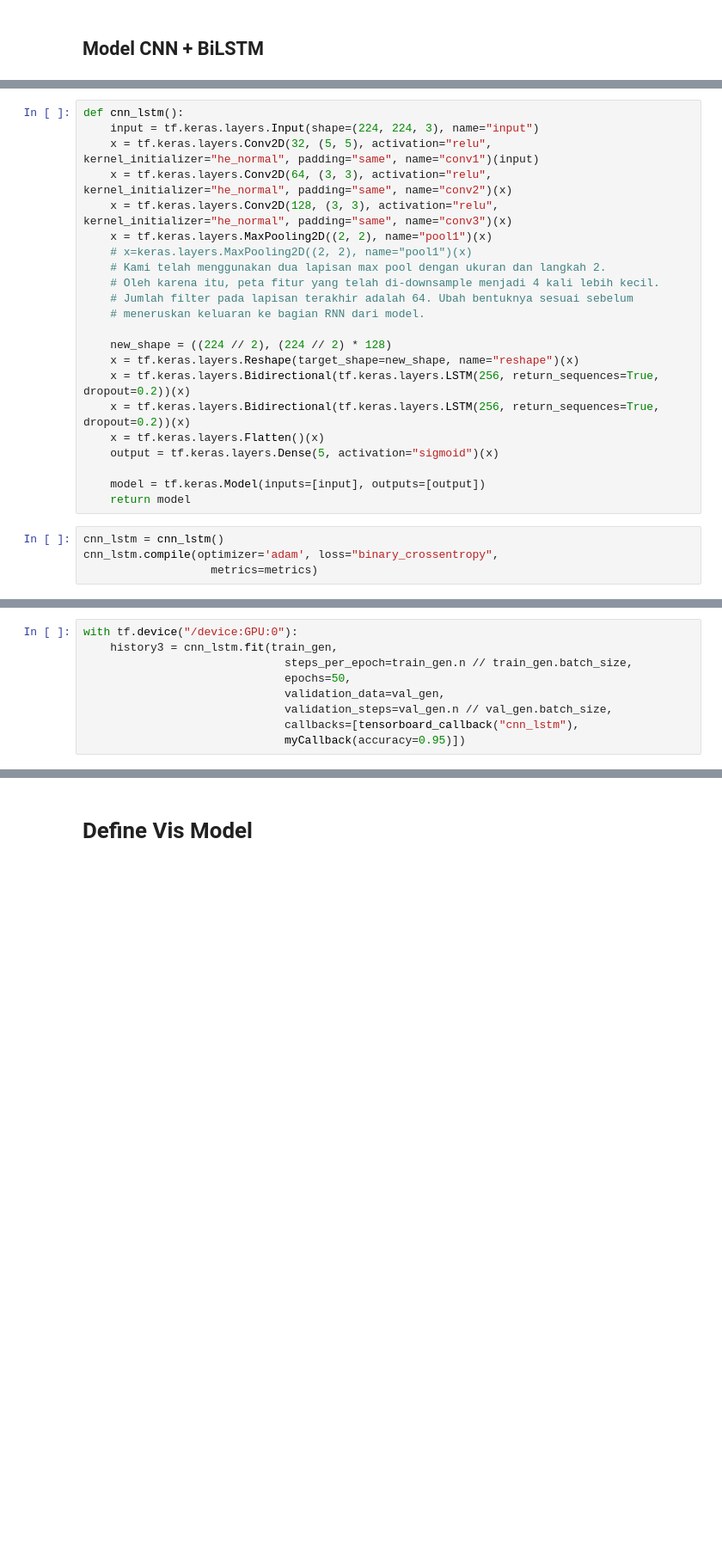
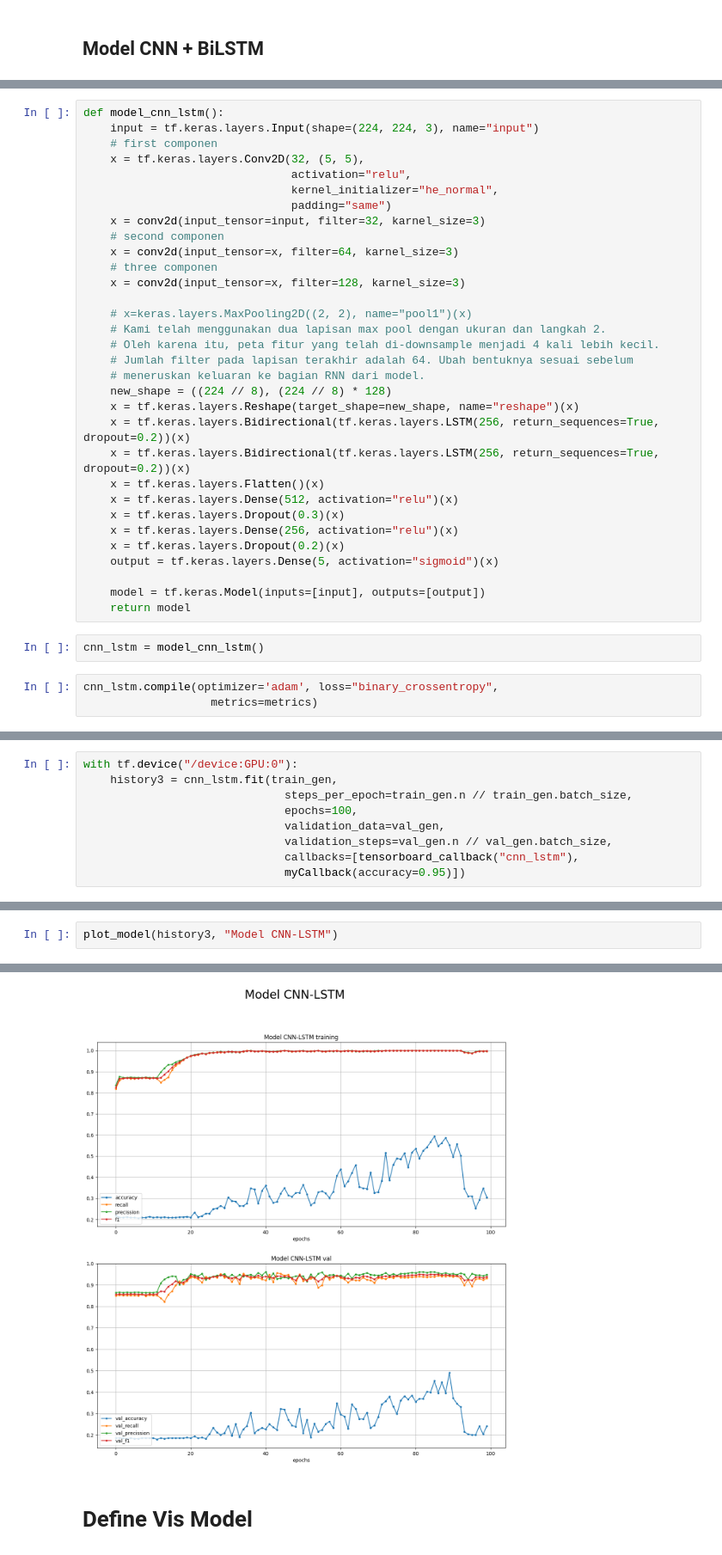
Before and after one commit to AcqmalFadhilla/Multilabel-Dataset-Tedong, a Jupyter notebook: multilabel.ipynb, the cells around one changed output, grey strips where cells are left out. Shown at 86% size. Saved outputs shown, nothing was run; the diff lists cells and outputs as text; blank space fills up the shorter version.

```diff
--- a/multilabel.ipynb
+++ b/multilabel.ipynb
@@ -368,26 +424,37 @@ model_common.evaluate(test_gen)
 # %%
-def cnn_lstm():
+def model_cnn_lstm():
     input = tf.keras.layers.Input(shape=(224, 224, 3), name="input")
-    x = tf.keras.layers.Conv2D(32, (5, 5), activation="relu", kernel_initializer="he_normal", padding="same", name="conv1")(input)
-    x = tf.keras.layers.Conv2D(64, (3, 3), activation="relu", kernel_initializer="he_normal", padding="same", name="conv2")(x)
-    x = tf.keras.layers.Conv2D(128, (3, 3), activation="relu", kernel_initializer="he_normal", padding="same", name="conv3")(x)
-    x = tf.keras.layers.MaxPooling2D((2, 2), name="pool1")(x)
+    # first componen
+    x = tf.keras.layers.Conv2D(32, (5, 5),
+                               activation="relu",
+                               kernel_initializer="he_normal",
+                               padding="same")
+    x = conv2d(input_tensor=input, filter=32, karnel_size=3)
+    # second componen
+    x = conv2d(input_tensor=x, filter=64, karnel_size=3)
+    # three componen
+    x = conv2d(input_tensor=x, filter=128, karnel_size=3)
+
     # x=keras.layers.MaxPooling2D((2, 2), name="pool1")(x)
     # Kami telah menggunakan dua lapisan max pool dengan ukuran dan langkah 2.
     # Oleh karena itu, peta fitur yang telah di-downsample menjadi 4 kali lebih kecil.
     # Jumlah filter pada lapisan terakhir adalah 64. Ubah bentuknya sesuai sebelum
     # meneruskan keluaran ke bagian RNN dari model.
-
-    new_shape = ((224 // 2), (224 // 2) * 128)
+    new_shape = ((224 // 8), (224 // 8) * 128)
     x = tf.keras.layers.Reshape(target_shape=new_shape, name="reshape")(x)
     x = tf.keras.layers.Bidirectional(tf.keras.layers.LSTM(256, return_sequences=True, dropout=0.2))(x)
     x = tf.keras.layers.Bidirectional(tf.keras.layers.LSTM(256, return_sequences=True, dropout=0.2))(x)
     x = tf.keras.layers.Flatten()(x)
+    x = tf.keras.layers.Dense(512, activation="relu")(x)
+    x = tf.keras.layers.Dropout(0.3)(x)
+    x = tf.keras.layers.Dense(256, activation="relu")(x)
+    x = tf.keras.layers.Dropout(0.2)(x)
     output = tf.keras.layers.Dense(5, activation="sigmoid")(x)
 
     model = tf.keras.Model(inputs=[input], outputs=[output])
     return model
+# %%
+cnn_lstm = model_cnn_lstm()
 # %%
-cnn_lstm = cnn_lstm()
 cnn_lstm.compile(optimizer='adam', loss="binary_crossentropy",
                    metrics=metrics)
@@ -420,7 +482,7 @@ _________________________________________________________________
 with tf.device("/device:GPU:0"):
     history3 = cnn_lstm.fit(train_gen,
                               steps_per_epoch=train_gen.n // train_gen.batch_size,
-                              epochs=50,
+                              epochs=100,
                               validation_data=val_gen,
                               validation_steps=val_gen.n // val_gen.batch_size,
                               callbacks=[tensorboard_callback("cnn_lstm"),
@@ -433,0 +508,3 @@ ValueError: in user code:
+# %%
+plot_model(history3, "Model CNN-LSTM")
+# %% [output]
@@ -434,3 +512,4 @@ ValueError: in user code:
+[figure, added]
 # %% [markdown]
 # Define Vis Model
 # %%
```
Also changed, not shown: parts of 22 cells of this notebook.
